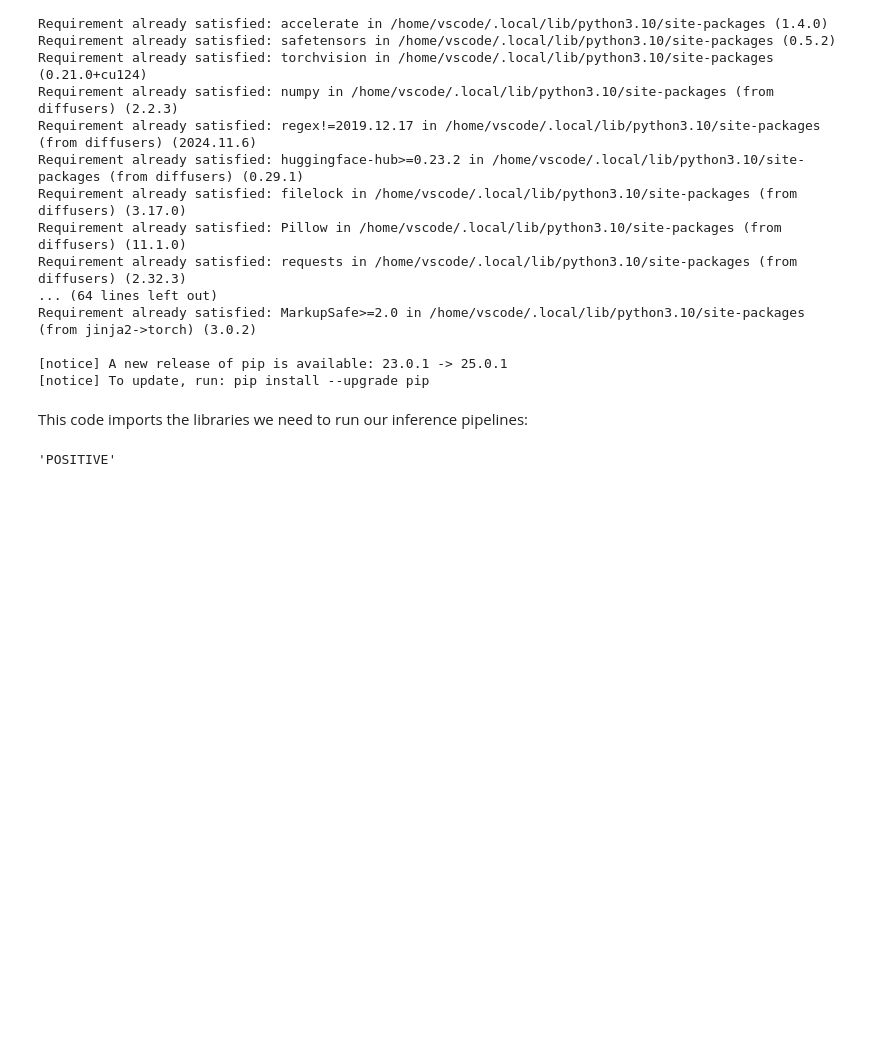
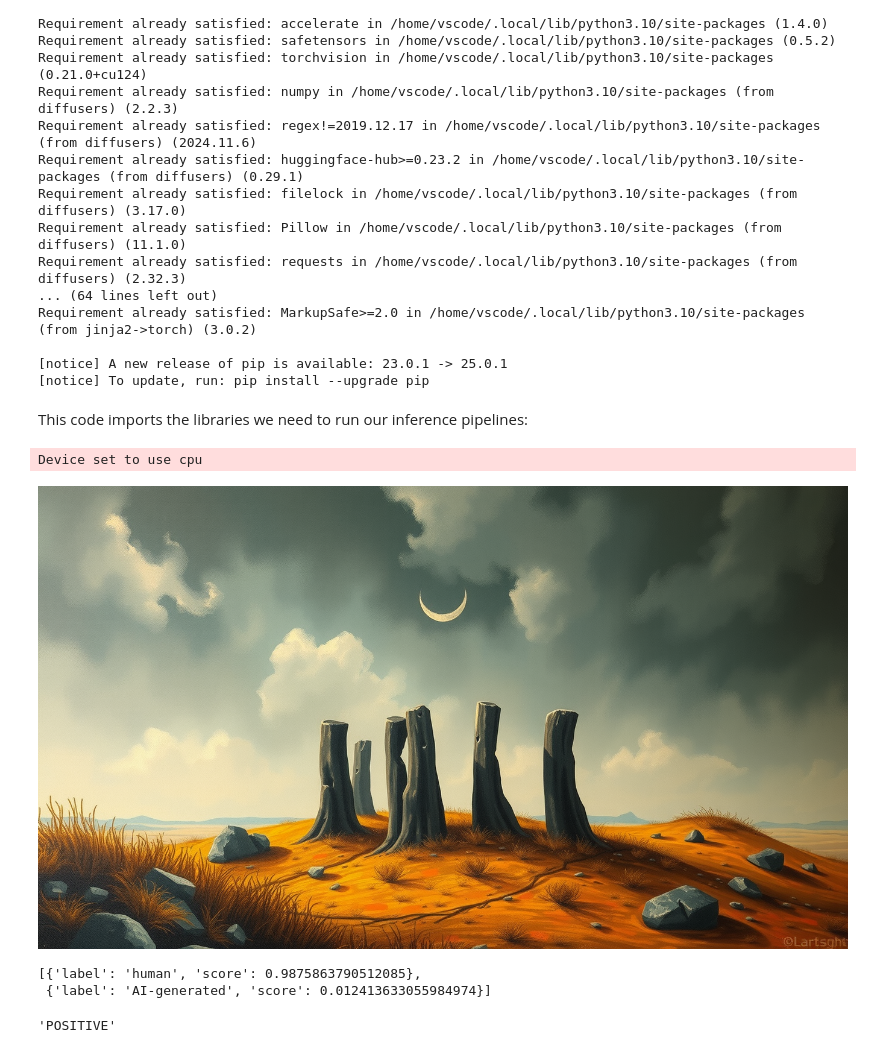
Before and after one commit to hk4038/HW05, a Jupyter notebook: HW05.ipynb, the cells around one changed output. Cells and saved outputs as stored; diff of their text form; code cells hidden in the pictures; blank space fills up the shorter version.

```diff
--- a/HW05.ipynb
+++ b/HW05.ipynb
@@ -40,6 +40,22 @@ Requirement already satisfied: MarkupSafe>=2.0 in /home/vscode/.local/lib/python
 [notice] To update, run: pip install --upgrade pip
 # %% [markdown]
 This code imports the libraries we need to run our inference pipelines:
+# %%
+from transformers import pipeline
+from PIL import Image as PImage
+
+pipe = pipeline('image-classification', model="dima806/ai_vs_human_generated_image_detection")
+
+image = PImage.open('Nov20_emotion_2.jpeg')
+#image = PImage.open('josephine-baker-Alexander_Calder.jpg')
+display(image)
+
+pipe(image)
+# %% [output]
+Device set to use cpu
+[figure, added]
+[{'label': 'human', 'score': 0.9875863790512085},
+ {'label': 'AI-generated', 'score': 0.012413633055984974}]
 # %%
 import torch
 from transformers import DistilBertTokenizer, DistilBertForSequenceClassification
```
Also changed, not shown: parts of 2 cells of this notebook, 2 other files.
